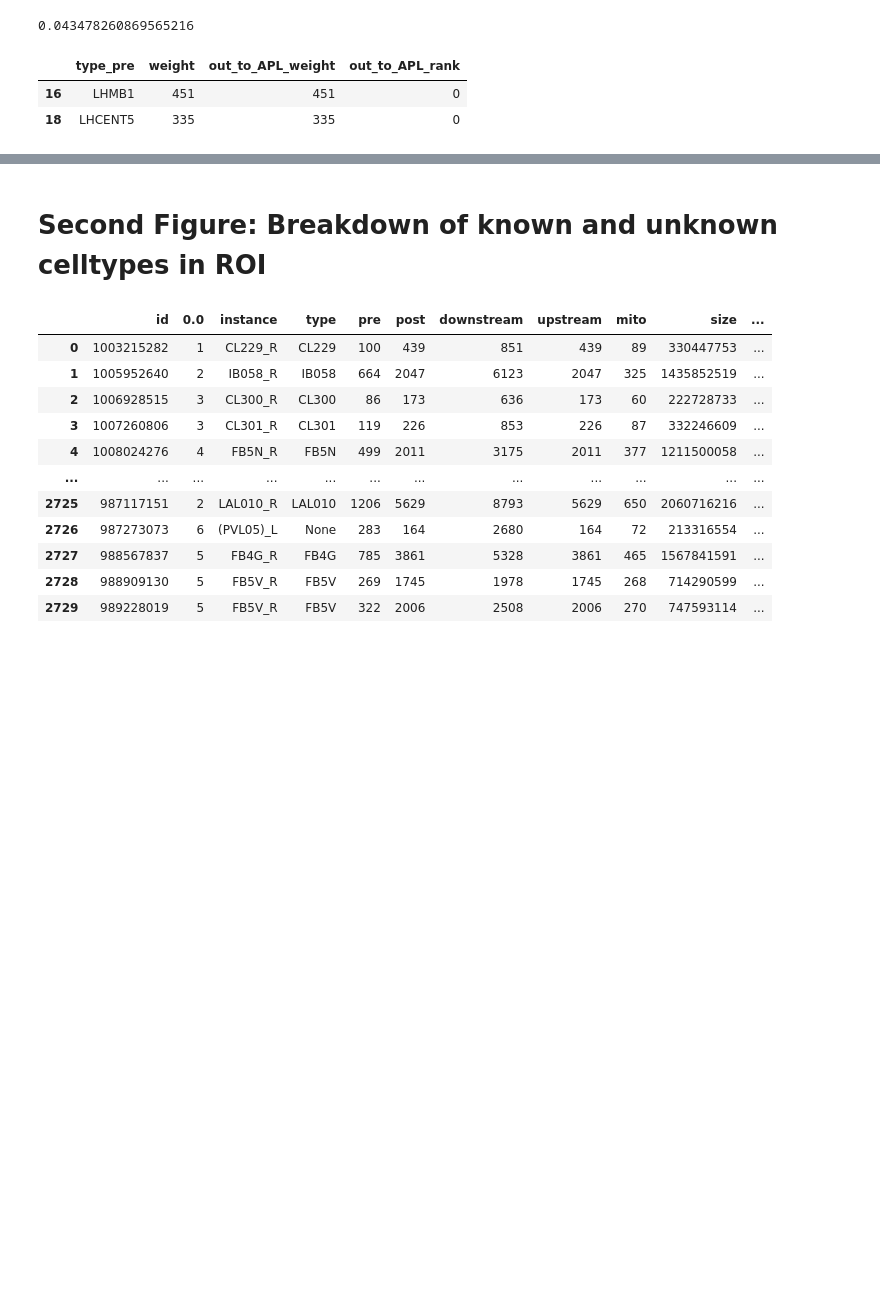
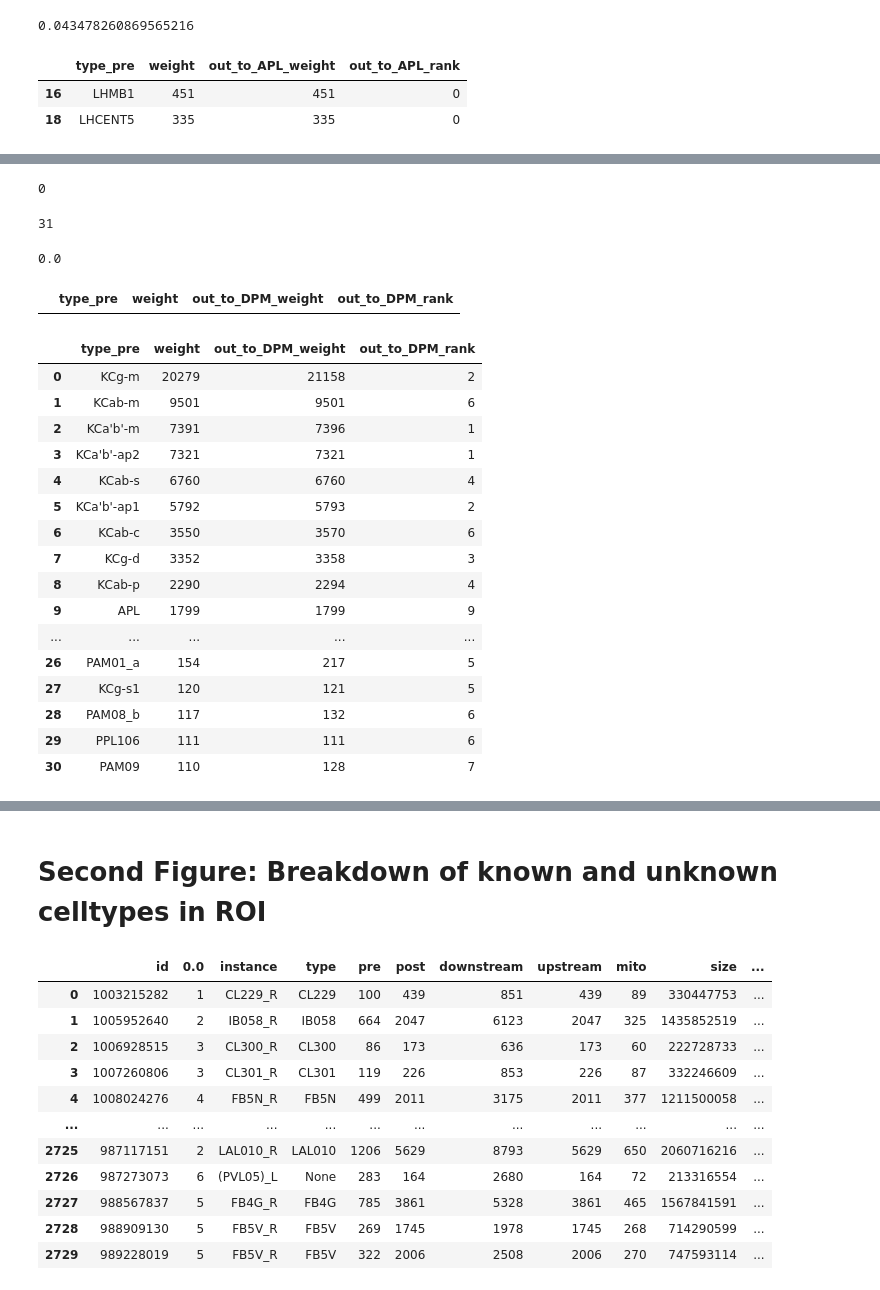
Before and after one commit to Gutierrez-lab/oviIN-analyses-gabrielle, a Jupyter notebook: hub_bespoke.ipynb, the cells around one changed output, grey strips where cells are left out. Saved outputs shown, nothing was run; the diff lists cells and outputs as text; code cells hidden in the pictures; blank space fills up the shorter version.

```diff
--- a/hub_bespoke.ipynb
+++ b/hub_bespoke.ipynb
@@ -425,0 +447,7 @@ strong_testchunk[strong_testchunk['out_to_APL_rank']==0]
+# %%
+# grab only necessary columns
+DPM_type_inputs = DPM_inputs[['type_pre','weight']].copy()
+
+# collapse ovi_inputs by cell type and sort in descending order
+DPM_type_inputs = DPM_type_inputs.groupby('type_pre', as_index=False).sum().sort_values(by='weight', ascending=False,ignore_index=True)
+DPM_type_inputs
@@ -425,0 +468,31 @@ strong_testchunk[strong_testchunk['out_to_APL_rank']==0]
+# %%
+from neuprint import fetch_simple_connections
+from neuprint import NeuronCriteria as NC
+
+testchunk = DPM_type_inputs.copy()  # Create a copy of the DataFrame to prevent SettingWithCopyWarning
+
+# add columns to testchunk
+testchunk['out_to_DPM_weight'] = 0
+testchunk['out_to_DPM_rank'] = 0
+
+# iterate through each row in testchunk and fetch connections for each cell type in order to find out where APL ranks with each cell's outputs
+for idx, row in testchunk.iterrows():
+
+    if row.type_pre == 'VP1d+VP4_l2PN1':
+        i_outputs = fetch_simple_connections(DPM_inputs[DPM_inputs['type_pre']==row.type_pre].bodyId_pre.values[0], None)
+    else:
+        # fetch outputs for each top input of APL
+        i_outputs = fetch_simple_connections(NC(type=row.type_pre.replace("'", "\\'")), None)
+
+    # grab only necessary columns
+    i_outputs = i_outputs[['type_post','weight']]
+
+    # collapse outputs by cell type, summing along weights, and sort in descending order
+    i_outputs = i_outputs.groupby('type_post', as_index=False).sum().sort_values(by='weight', ascending=False, ignore_index=True)
+
+    # grab the row where oviIN is. there will be 1 row for both oviINr and oviINl.
+    thing = i_outputs[i_outputs['type_post'] == 'DPM'].weight
+
+    # add the weight and rank of oviIN in its partners outputs to the testchunk dataframe
+    testchunk.loc[idx,'out_to_DPM_weight'] = thing.values[0]
+    testchunk.loc[idx,'out_to_DPM_rank'] = thing.index.values[0]
@@ -425,0 +504,41 @@ strong_testchunk[strong_testchunk['out_to_APL_rank']==0]
+# %%
+# cell types that connect to APL with a weight greater than or equal to 100
+strong_testchunk = testchunk[testchunk['weight']>=100]
+# %%
+# number of cell types that connect to APL with a weight greater than 100 and that have APL as their top output
+len(strong_testchunk[strong_testchunk['out_to_DPM_rank']==0])
+# %% [output]
+0
+# %%
+len(strong_testchunk)
+# %% [output]
+31
+# %%
+# proportion of cell types that make strong connections to APL and have APL as their top output
+len(strong_testchunk[strong_testchunk['out_to_DPM_rank']==0])/len(strong_testchunk)
+# %% [output]
+0.0
+# %%
+testchunk[testchunk['out_to_DPM_rank']==0]
+# %% [output]
+|  | type_pre | weight | out_to_DPM_weight | out_to_DPM_rank |
+# %%
+strong_testchunk
+# %% [output]
+|  | type_pre | weight | out_to_DPM_weight | out_to_DPM_rank |
+| 0 | KCg-m | 20279 | 21158 | 2 |
+| 1 | KCab-m | 9501 | 9501 | 6 |
+| 2 | KCa'b'-m | 7391 | 7396 | 1 |
+| 3 | KCa'b'-ap2 | 7321 | 7321 | 1 |
+| 4 | KCab-s | 6760 | 6760 | 4 |
+| 5 | KCa'b'-ap1 | 5792 | 5793 | 2 |
+| 6 | KCab-c | 3550 | 3570 | 6 |
+| 7 | KCg-d | 3352 | 3358 | 3 |
+| 8 | KCab-p | 2290 | 2294 | 4 |
+| 9 | APL | 1799 | 1799 | 9 |
+| ... | ... | ... | ... | ... |
+| 26 | PAM01_a | 154 | 217 | 5 |
+| 27 | KCg-s1 | 120 | 121 | 5 |
+| 28 | PAM08_b | 117 | 132 | 6 |
+| 29 | PPL106 | 111 | 111 | 6 |
+| 30 | PAM09 | 110 | 128 | 7 |
```
Also changed, not shown: parts of 14 cells of this notebook.
